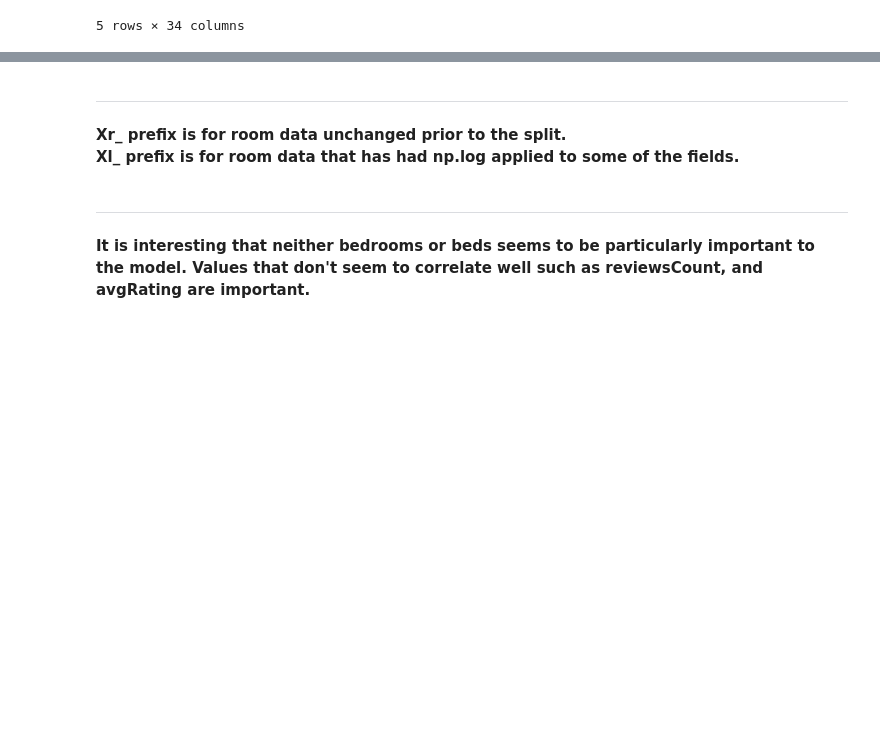
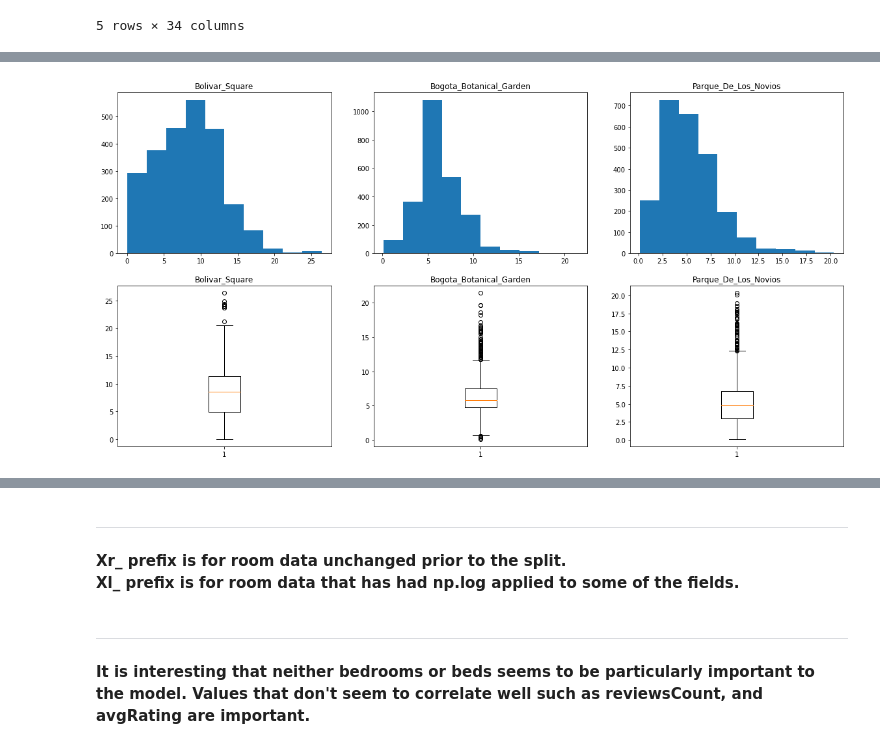
Before and after one commit to scottkds/airbnb_prices, a Jupyter notebook: models/Airbnb_regression2.ipynb, the cells around one changed output, grey strips where cells are left out. Drawn from its saved outputs; the diff is of its cells as text; code cells hidden in the pictures; blank space fills up the shorter version.

```diff
--- a/models/Airbnb_regression2.ipynb
+++ b/models/Airbnb_regression2.ipynb
@@ -623,0 +623,11 @@ room_orig.head()
+# %%
+plt.figure(figsize=(20, 10))
+for idx, col in enumerate(distances.columns):
+    plt.subplot(2, 3, idx+1)
+    plt.hist(distances[col])
+    plt.title(col.title())
+    plt.subplot(2, 3, idx+4)
+    plt.boxplot(distances[col])
+    plt.title(col.title())
+# %% [output]
+[figure, added]
```
Also changed, not shown: parts of 13 cells of this notebook.
